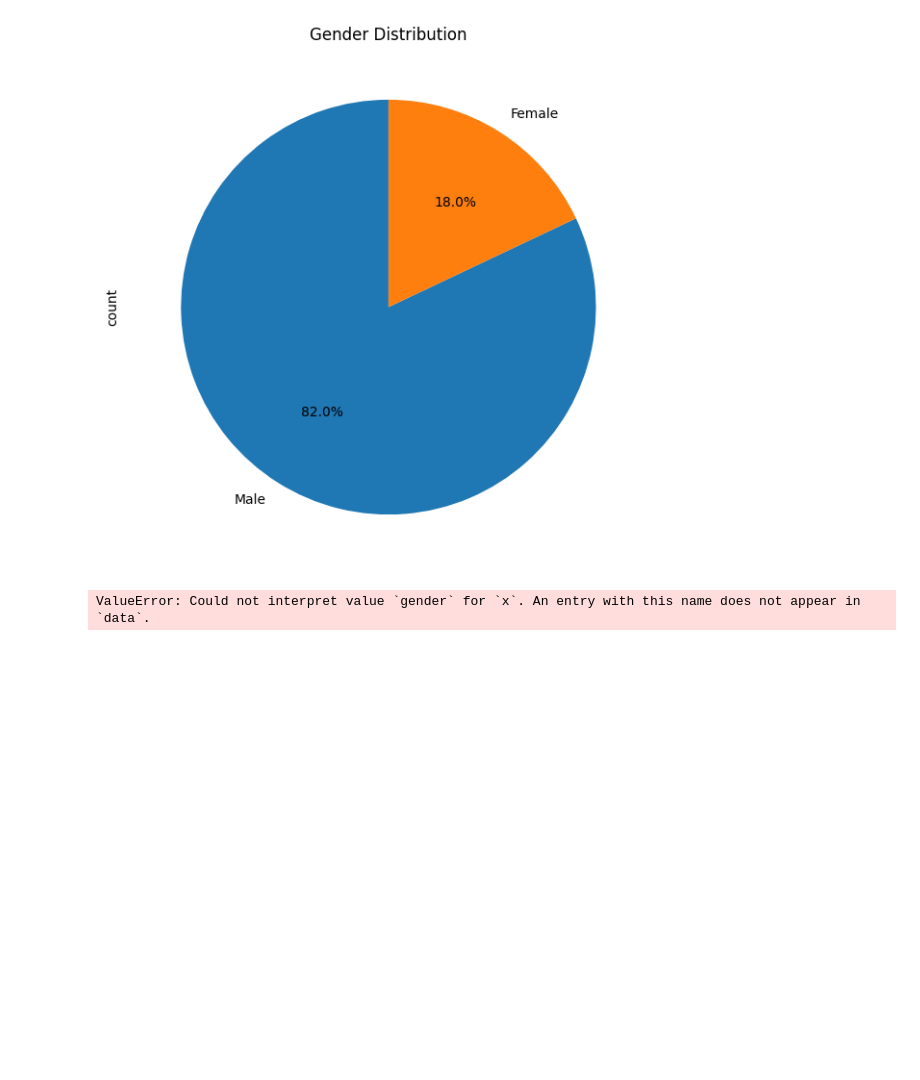
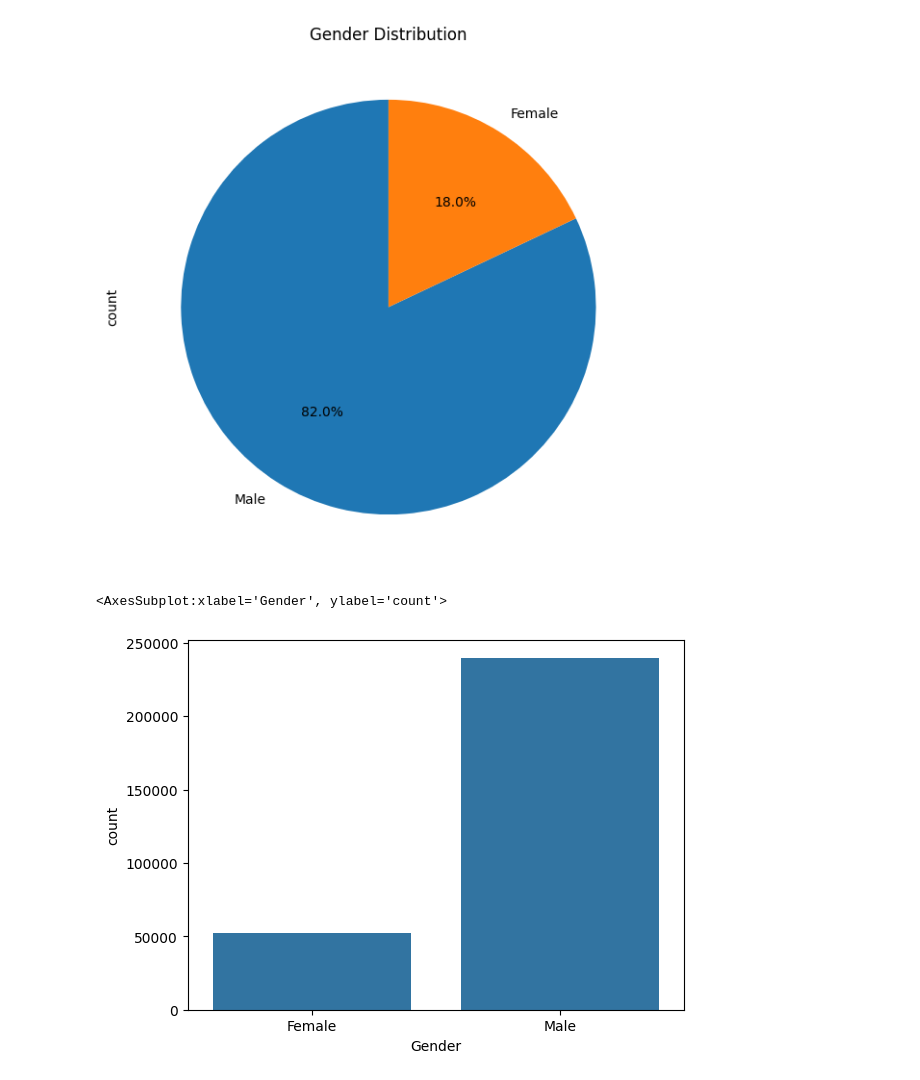
Before and after one commit to bhandariarun/KMC_Project, a Jupyter notebook: Untitled.ipynb, the cells around one changed output. Saved outputs shown, nothing was run; the diff lists cells and outputs as text; code cells hidden in the pictures; blank space fills up the shorter version.

```diff
--- a/Untitled.ipynb
+++ b/Untitled.ipynb
@@ -145,6 +145,7 @@ x.plot.pie(autopct='%1.1f%%', startangle=90, figsize=(7, 7), title="Gender Dist
 <AxesSubplot:title={'center':'Gender\xa0Distribution'}, ylabel='count'>
 [figure]
 # %%
-sns.countplot(x='gender', data=df)
+sns.countplot(x='Gender', data=df)
 # %% [output]
-ValueError: Could not interpret value `gender` for `x`. An entry with this name does not appear in `data`.
+<AxesSubplot:xlabel='Gender', ylabel='count'>
+[figure, added]
```
Also changed, not shown: parts of 13 cells of this notebook.
